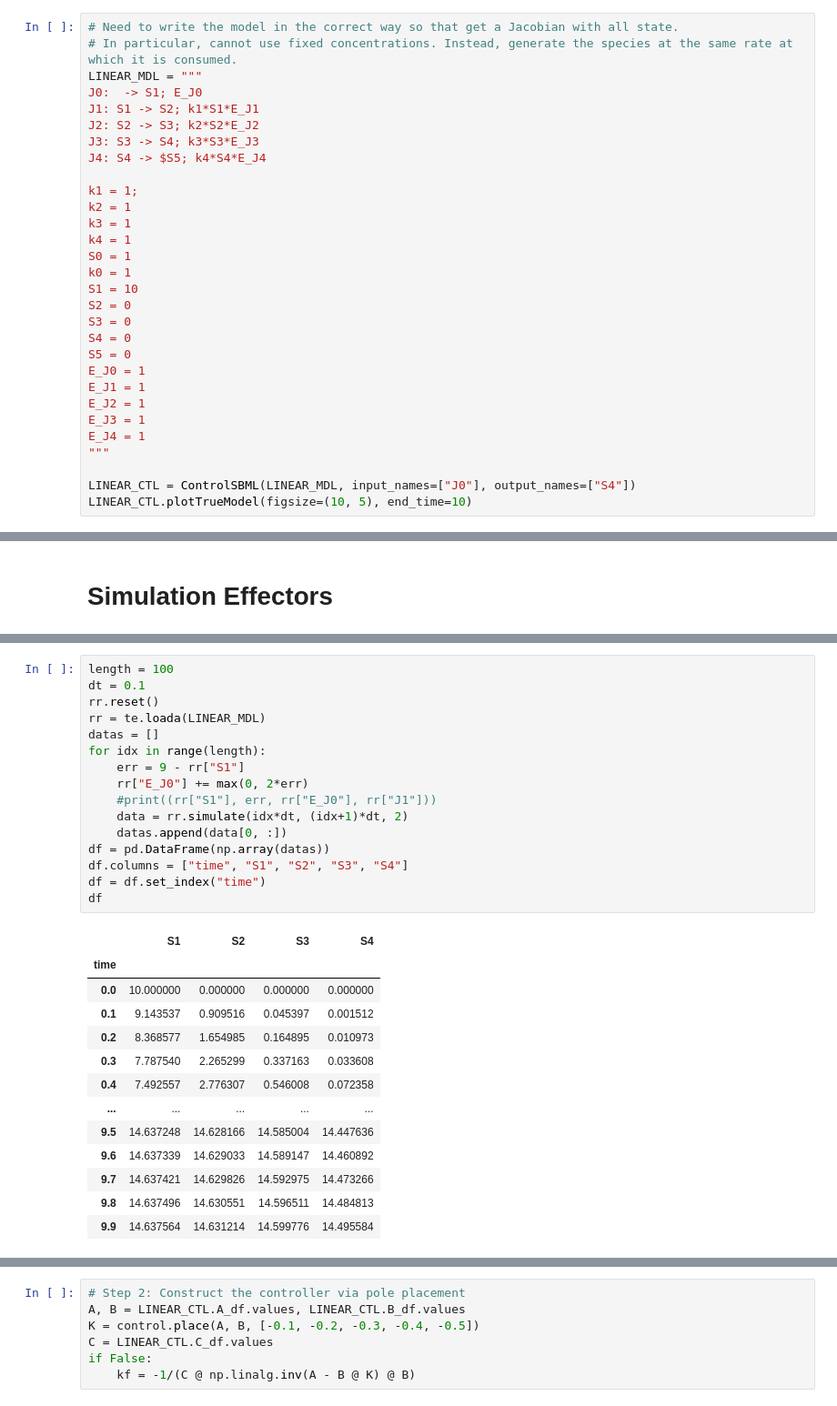
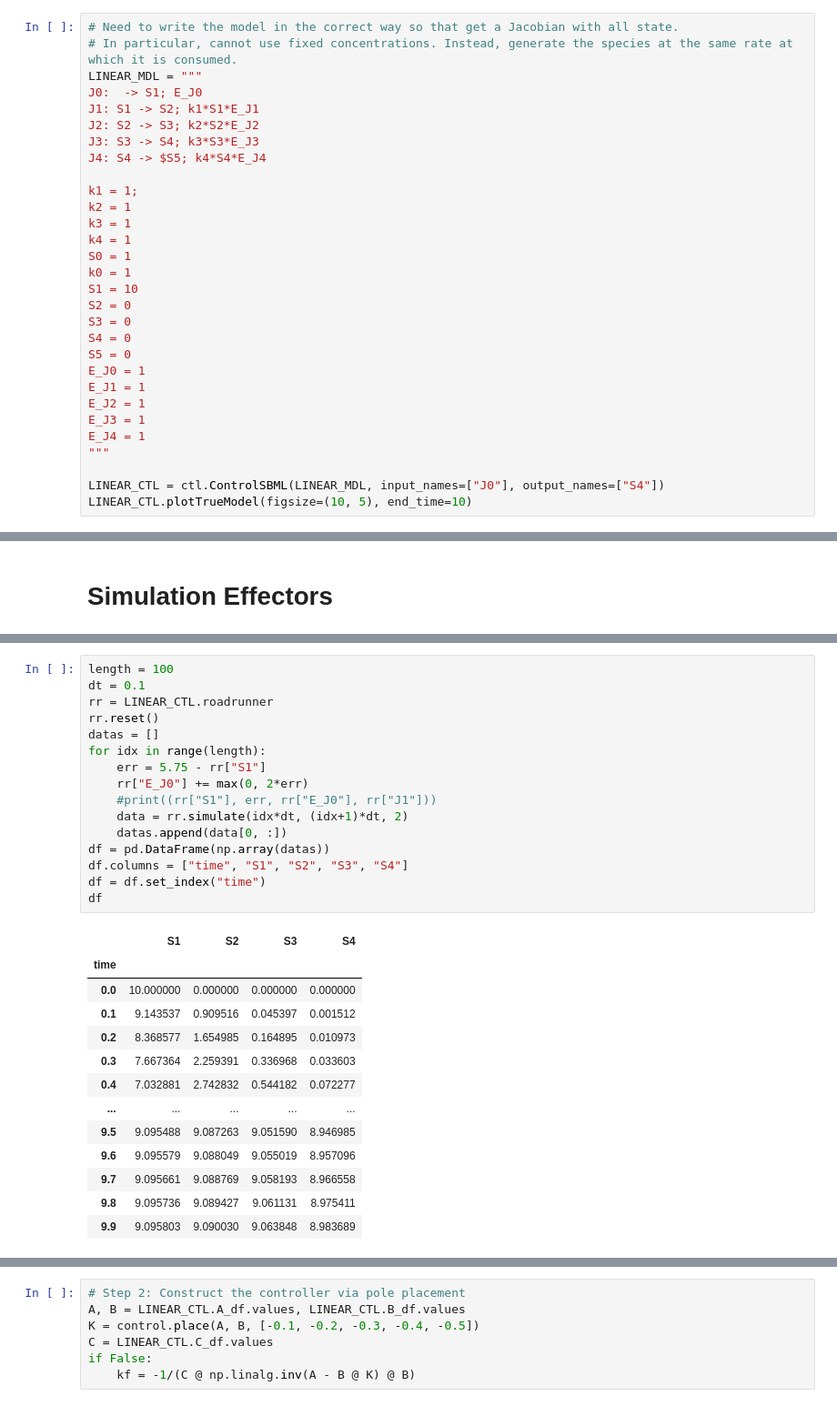
Before and after one commit to ModelEngineering/controlSBML, a Jupyter notebook: notebooks/Exploring-Feedback-Control-SBML.ipynb, the cells around one changed output, grey strips where cells are left out. Shown at 91% size. Cells and saved outputs as stored; diff of their text form.

```diff
--- a/notebooks/Exploring-Feedback-Control-SBML.ipynb
+++ b/notebooks/Exploring-Feedback-Control-SBML.ipynb
@@ -44,7 +44,7 @@ E_J3 = 1
 E_J4 = 1
 """
 
-LINEAR_CTL = ControlSBML(LINEAR_MDL, input_names=["J0"], output_names=["S4"])
+LINEAR_CTL = ctl.ControlSBML(LINEAR_MDL, input_names=["J0"], output_names=["S4"])
 LINEAR_CTL.plotTrueModel(figsize=(10, 5), end_time=10)
 # %% [output]
 [figure]
@@ -85,31 +81,31 @@ rr["S1"]
 # %%
 length = 100
 dt = 0.1
+rr = LINEAR_CTL.roadrunner
 rr.reset()
-rr = te.loada(LINEAR_MDL)
 datas = []
 for idx in range(length):
-    err = 9 - rr["S1"]
+    err = 5.75 - rr["S1"]
     rr["E_J0"] += max(0, 2*err)
     #print((rr["S1"], err, rr["E_J0"], rr["J1"]))
     data = rr.simulate(idx*dt, (idx+1)*dt, 2)
     datas.append(data[0, :])
 df = pd.DataFrame(np.array(datas))
 df.columns = ["time", "S1", "S2", "S3", "S4"]
 df = df.set_index("time")
 df
 # %% [output]
 |  | S1 | S2 | S3 | S4 |
 | time |  |  |  |  |
 | 0.0 | 10.000000 | 0.000000 | 0.000000 | 0.000000 |
 | 0.1 | 9.143537 | 0.909516 | 0.045397 | 0.001512 |
 | 0.2 | 8.368577 | 1.654985 | 0.164895 | 0.010973 |
-| 0.3 | 7.787540 | 2.265299 | 0.337163 | 0.033608 |
-| 0.4 | 7.492557 | 2.776307 | 0.546008 | 0.072358 |
+| 0.3 | 7.667364 | 2.259391 | 0.336968 | 0.033603 |
+| 0.4 | 7.032881 | 2.742832 | 0.544182 | 0.072277 |
 | ... | ... | ... | ... | ... |
-| 9.5 | 14.637248 | 14.628166 | 14.585004 | 14.447636 |
-| 9.6 | 14.637339 | 14.629033 | 14.589147 | 14.460892 |
-| 9.7 | 14.637421 | 14.629826 | 14.592975 | 14.473266 |
-| 9.8 | 14.637496 | 14.630551 | 14.596511 | 14.484813 |
-| 9.9 | 14.637564 | 14.631214 | 14.599776 | 14.495584 |
+| 9.5 | 9.095488 | 9.087263 | 9.051590 | 8.946985 |
+| 9.6 | 9.095579 | 9.088049 | 9.055019 | 8.957096 |
+| 9.7 | 9.095661 | 9.088769 | 9.058193 | 8.966558 |
+| 9.8 | 9.095736 | 9.089427 | 9.061131 | 8.975411 |
+| 9.9 | 9.095803 | 9.090030 | 9.063848 | 8.983689 |
 100 rows × 4 columns
```
Also changed, not shown: parts of 53 cells of this notebook, 2 other files.
